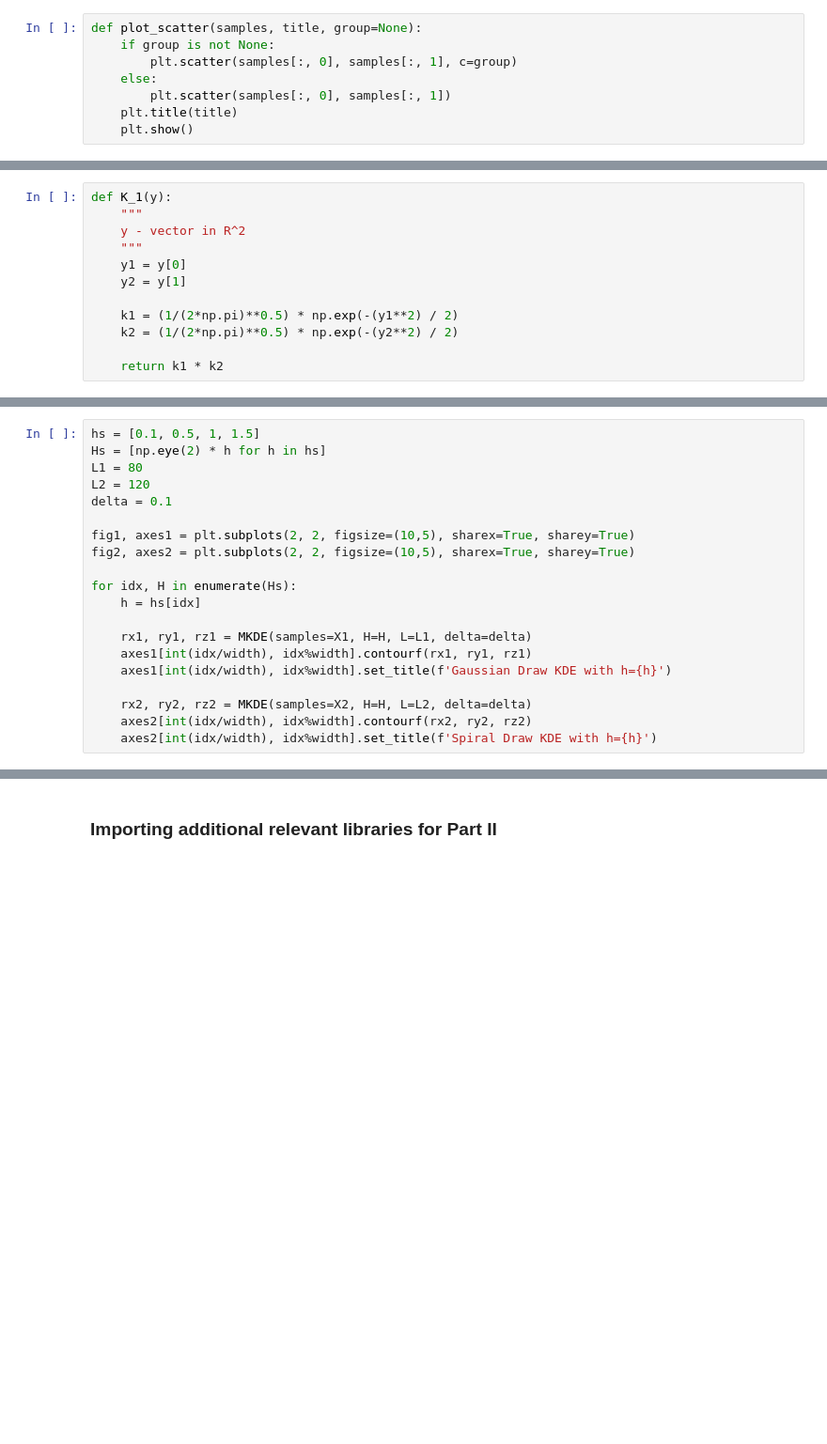
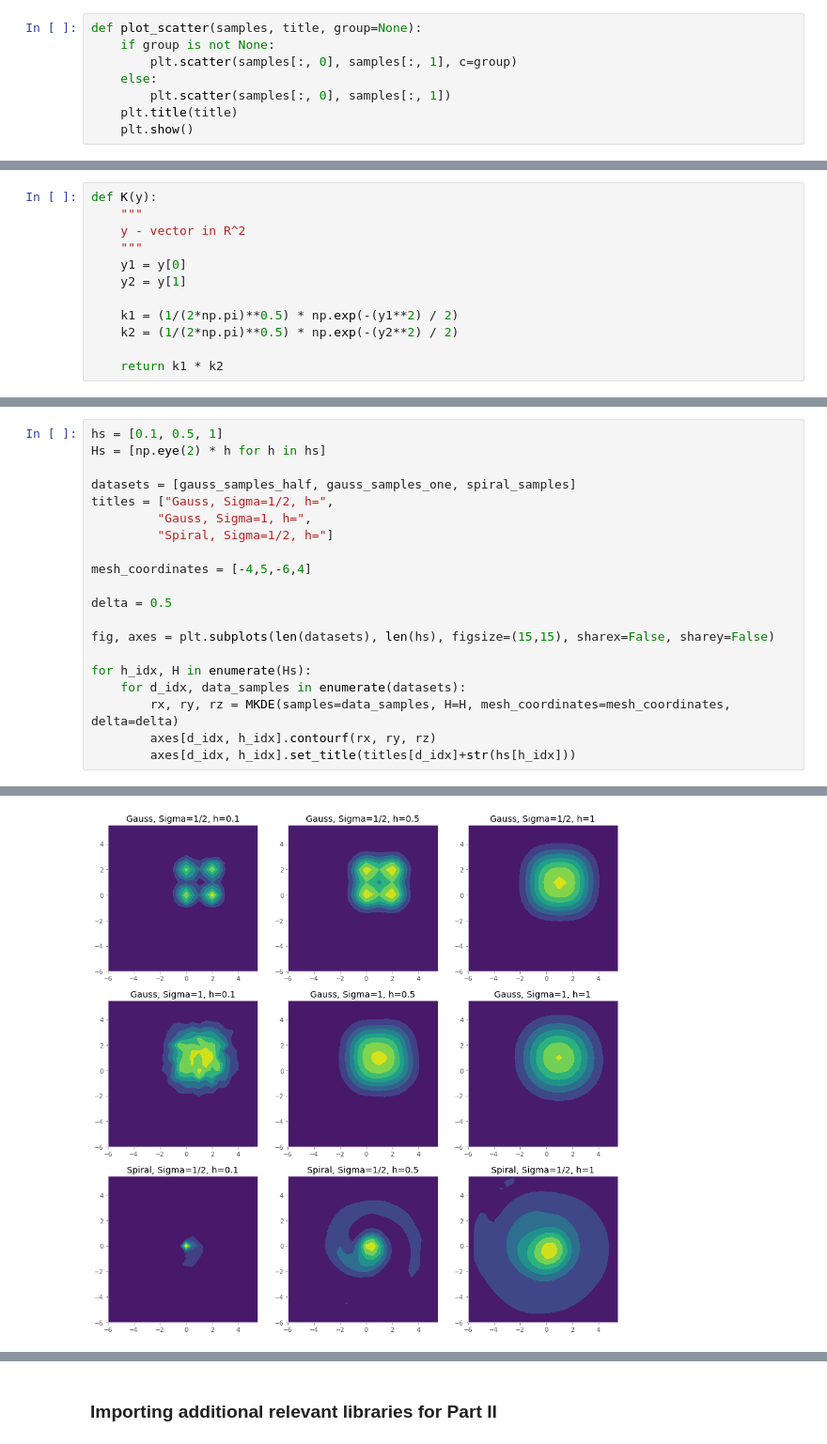
Before and after one commit to Hannibal96/Statistical-Methods-in-Image-Processing-EE-048954, a Jupyter notebook: HW1_Spring2022_KDE_NormalizingFlows.ipynb, the cells around one changed output, grey strips where cells are left out. Shown at 94% size. Cells and saved outputs as stored; diff of their text form; blank space fills up the shorter version.

```diff
--- a/HW1_Spring2022_KDE_NormalizingFlows.ipynb
+++ b/HW1_Spring2022_KDE_NormalizingFlows.ipynb
@@ -118,5 +113,5 @@ def power_matrix(matrix, power):
 # %%
-def K_1(y):
+def K(y):
     """
     y - vector in R^2
     """
@@ -215,20 +177,0 @@ plot_scatter(X2, title='Spiral Draw')
-# %%
-hs = [0.1, 0.5, 1, 1.5]
-Hs = [np.eye(2) * h for h in hs]
-L1 = 80
-L2 = 120
-delta = 0.1
-
-fig1, axes1 = plt.subplots(2, 2, figsize=(10,5), sharex=True, sharey=True)
-fig2, axes2 = plt.subplots(2, 2, figsize=(10,5), sharex=True, sharey=True)
-
-for idx, H in enumerate(Hs):
-    h = hs[idx]
-
-    rx1, ry1, rz1 = MKDE(samples=X1, H=H, L=L1, delta=delta)
-    axes1[int(idx/width), idx%width].contourf(rx1, ry1, rz1)
-    axes1[int(idx/width), idx%width].set_title(f'Gaussian Draw KDE with h={h}')
-
-    rx2, ry2, rz2 = MKDE(samples=X2, H=H, L=L2, delta=delta)
-    axes2[int(idx/width), idx%width].contourf(rx2, ry2, rz2)
-    axes2[int(idx/width), idx%width].set_title(f'Spiral Draw KDE with h={h}')
@@ -243,0 +178,21 @@ Similar behavior is observed for the spiral draw, albiet larger bandwidth is req
+# %%
+hs = [0.1, 0.5, 1]
+Hs = [np.eye(2) * h for h in hs]
+
+datasets = [gauss_samples_half, gauss_samples_one, spiral_samples]
+titles = ["Gauss, Sigma=1/2, h=",
+         "Gauss, Sigma=1, h=",
+         "Spiral, Sigma=1/2, h="]
+
+mesh_coordinates = [-4,5,-6,4]
+
+delta = 0.5
+
+fig, axes = plt.subplots(len(datasets), len(hs), figsize=(15,15), sharex=False, sharey=False)
+
+for h_idx, H in enumerate(Hs):
+    for d_idx, data_samples in enumerate(datasets):
+        rx, ry, rz = MKDE(samples=data_samples, H=H, mesh_coordinates=mesh_coordinates, delta=delta)
+        axes[d_idx, h_idx].contourf(rx, ry, rz)
+        axes[d_idx, h_idx].set_title(titles[d_idx]+str(hs[h_idx]))
+# %% [output]
@@ -243,0 +208 @@ Similar behavior is observed for the spiral draw, albiet larger bandwidth is req
+[figure, added]
```
Also changed, not shown: parts of 99 cells of this notebook.
